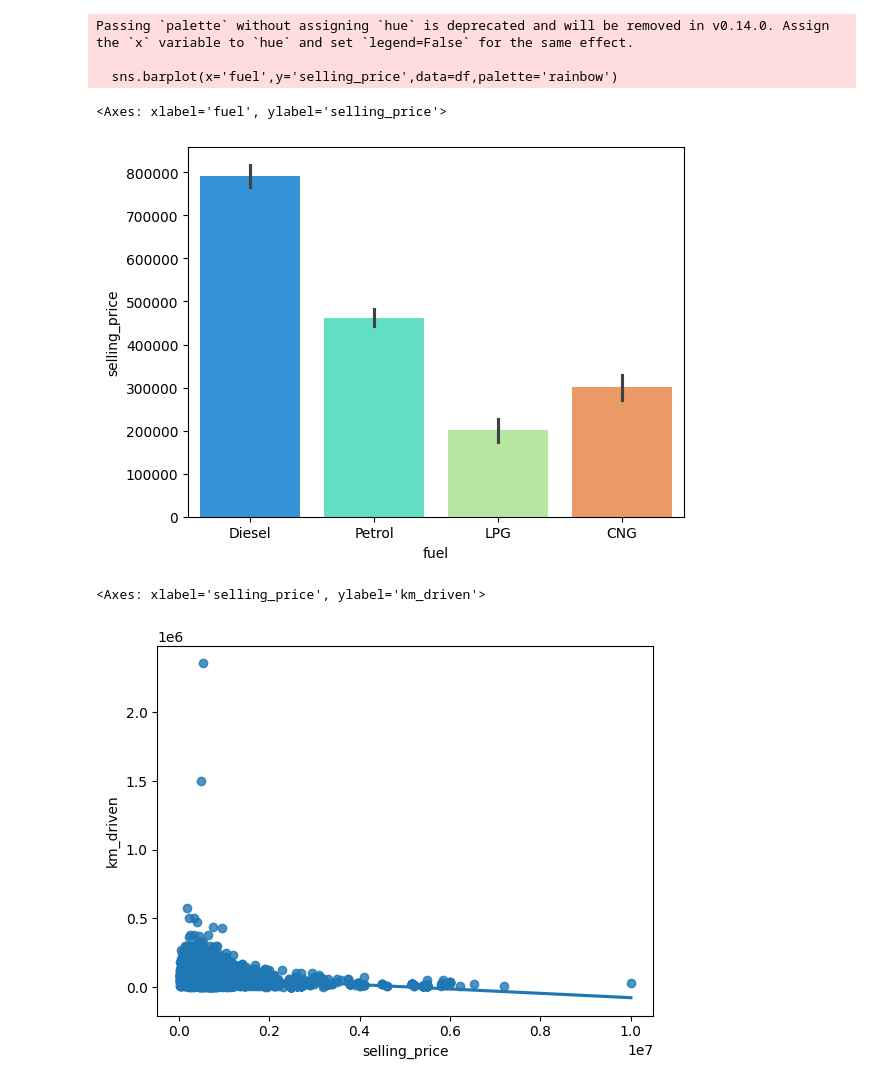
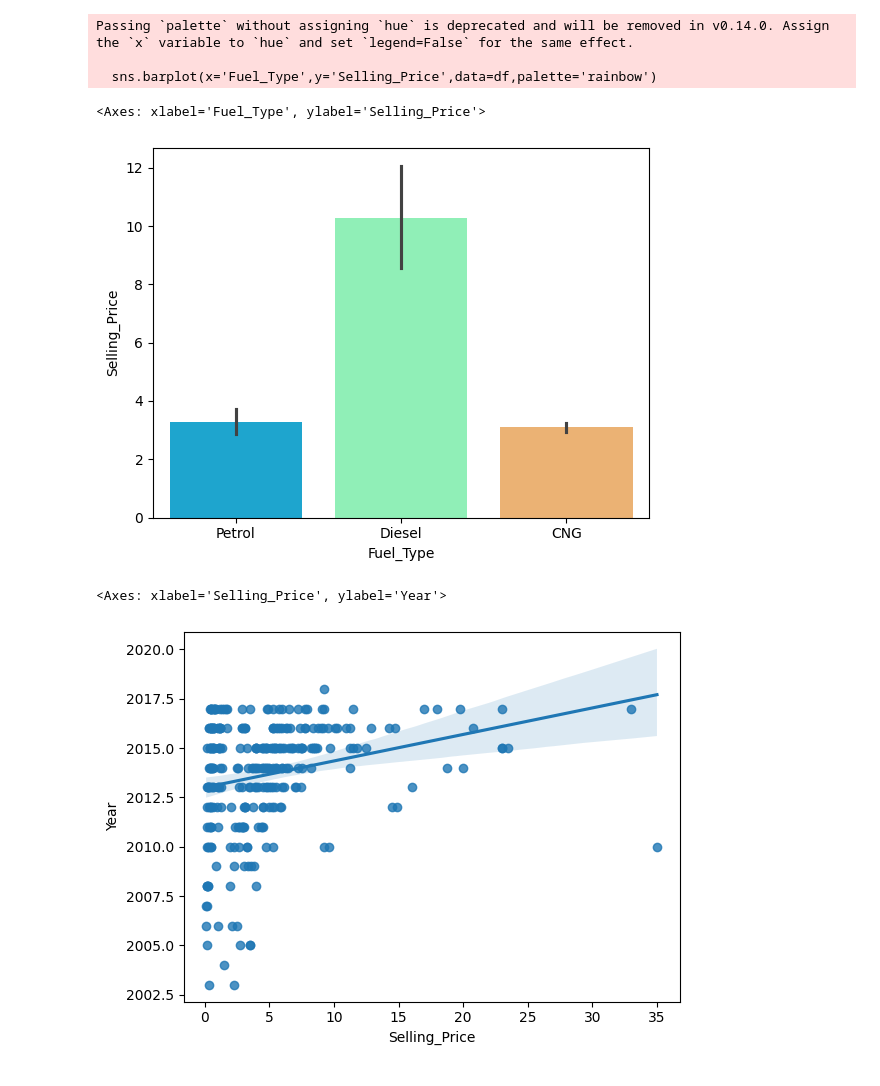
Before and after one commit to Lathankv/portfolio, a Jupyter notebook: cars.ipynb, the cells around one changed output. Cells and saved outputs as stored; diff of their text form; code cells hidden in the pictures.

```diff
--- a/cars.ipynb
+++ b/cars.ipynb
@@ -23,6 +23,6 @@ for dirname, _, filenames in os.walk('/kaggle/input'):
   for filename in filenames:
     print(os.path.join(dirname, filename))
 # %%
-df=pd.read_csv('cars.csv')
+df=pd.read_csv('car data.csv')
 df.head()
 # %% [output]
@@ -137,13 +134,13 @@ sns.barplot(x='fuel',y='selling_price',data=df)
 # %%
-sns.barplot(x='fuel',y='selling_price',data=df,palette='rainbow')
+sns.barplot(x='Fuel_Type',y='Selling_Price',data=df,palette='rainbow')
 # %% [output]
 Passing `palette` without assigning `hue` is deprecated and will be removed in v0.14.0. Assign the `x` variable to `hue` and set `legend=False` for the same effect.
 
-  sns.barplot(x='fuel',y='selling_price',data=df,palette='rainbow')
+  sns.barplot(x='Fuel_Type',y='Selling_Price',data=df,palette='rainbow')
-<Axes: xlabel='fuel', ylabel='selling_price'>
+<Axes: xlabel='Fuel_Type', ylabel='Selling_Price'>
-[figure, old version]
+[figure, new version]
 # %%
-sns.regplot(x='selling_price',y='km_driven',data=df)
+sns.regplot(x='Selling_Price',y='Year',data=df)
 # %% [output]
-<Axes: xlabel='selling_price', ylabel='km_driven'>
+<Axes: xlabel='Selling_Price', ylabel='Year'>
-[figure, old version]
+[figure, new version]
```
Also changed, not shown: parts of 18 cells of this notebook.
